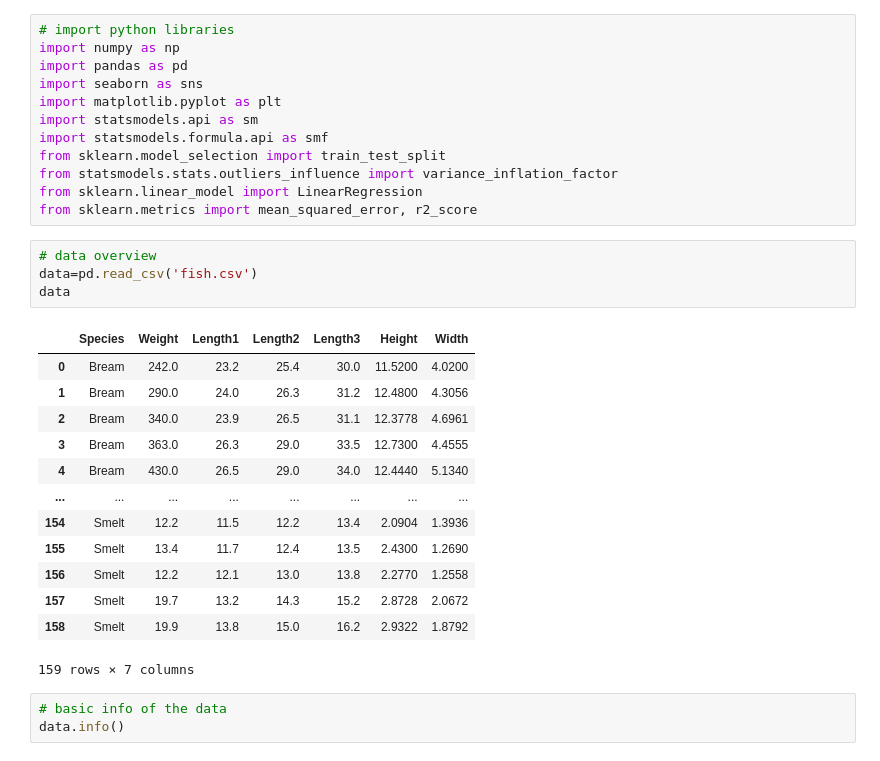
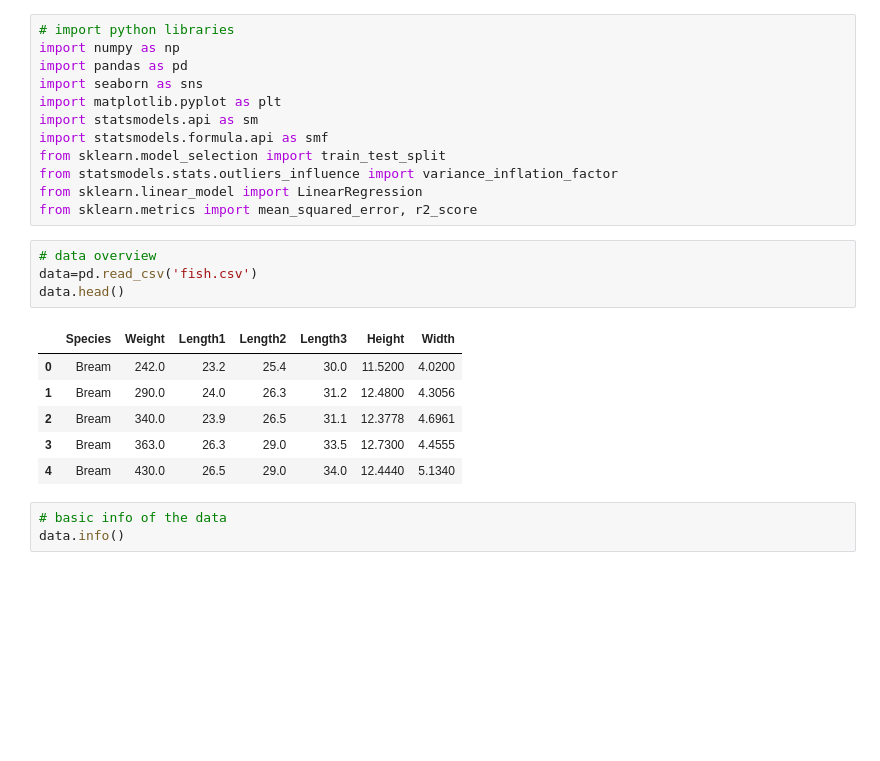
Before and after one commit to haitonglin/stats302, a Jupyter notebook: fish market data analysis/Midterm_fish_market.ipynb, the cells around one changed output. Drawn from its saved outputs; the diff is of its cells as text; blank space fills up the shorter version.

```diff
--- a/fish market data analysis/Midterm_fish_market.ipynb
+++ b/fish market data analysis/Midterm_fish_market.ipynb
@@ -23,21 +24,14 @@ from sklearn.metrics import mean_squared_error, r2_score
 # %%
 # data overview
 data=pd.read_csv('fish.csv')
-data
+data.head()
 # %% [output]
 |  | Species | Weight | Length1 | Length2 | Length3 | Height | Width |
 | 0 | Bream | 242.0 | 23.2 | 25.4 | 30.0 | 11.5200 | 4.0200 |
 | 1 | Bream | 290.0 | 24.0 | 26.3 | 31.2 | 12.4800 | 4.3056 |
 | 2 | Bream | 340.0 | 23.9 | 26.5 | 31.1 | 12.3778 | 4.6961 |
 | 3 | Bream | 363.0 | 26.3 | 29.0 | 33.5 | 12.7300 | 4.4555 |
 | 4 | Bream | 430.0 | 26.5 | 29.0 | 34.0 | 12.4440 | 5.1340 |
-| ... | ... | ... | ... | ... | ... | ... | ... |
-| 154 | Smelt | 12.2 | 11.5 | 12.2 | 13.4 | 2.0904 | 1.3936 |
-| 155 | Smelt | 13.4 | 11.7 | 12.4 | 13.5 | 2.4300 | 1.2690 |
-| 156 | Smelt | 12.2 | 12.1 | 13.0 | 13.8 | 2.2770 | 1.2558 |
-| 157 | Smelt | 19.7 | 13.2 | 14.3 | 15.2 | 2.8728 | 2.0672 |
-| 158 | Smelt | 19.9 | 13.8 | 15.0 | 16.2 | 2.9322 | 1.8792 |
-159 rows × 7 columns
 # %%
 # basic info of the data
 data.info()
```
Also changed, not shown: parts of 19 cells of this notebook, 1 other file.
